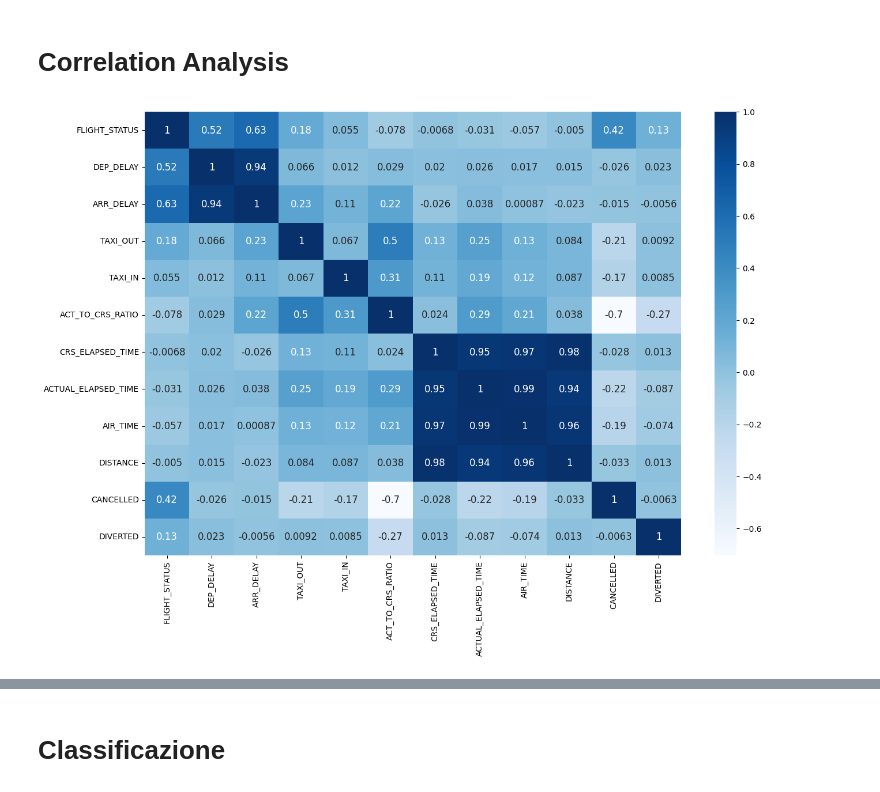
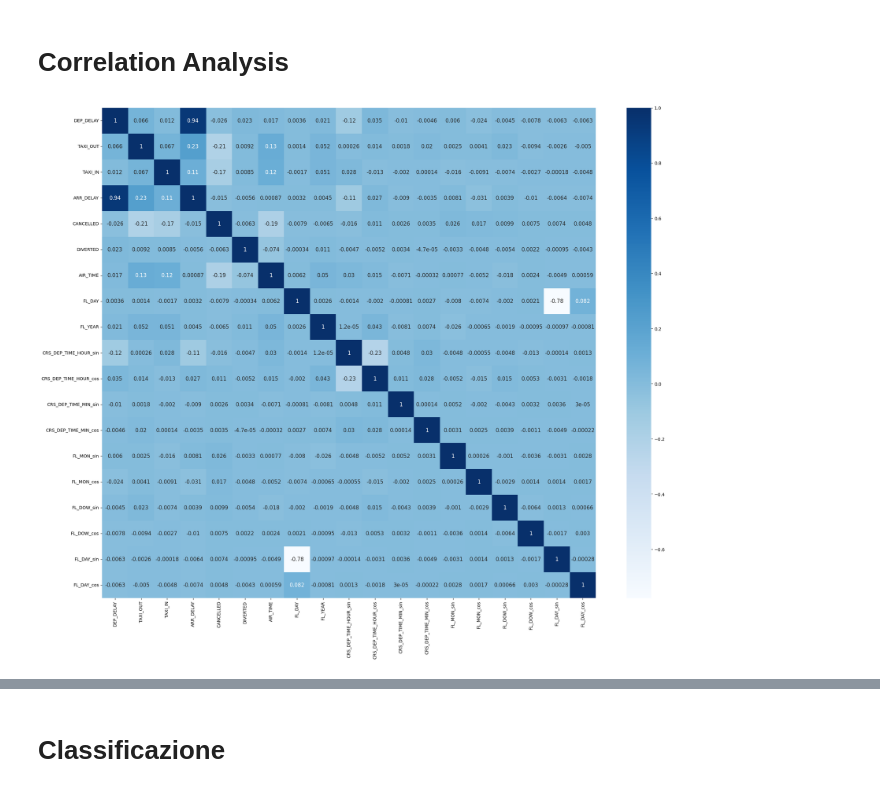
Before and after one commit to Walter-Di-Sabatino/Time-Series-Data-Science-Project, a Jupyter notebook: multiclass_classification.ipynb, the cells around one changed output, grey strips where cells are left out. Saved outputs shown, nothing was run; the diff lists cells and outputs as text; code cells hidden in the pictures.

```diff
--- a/multiclass_classification.ipynb
+++ b/multiclass_classification.ipynb
@@ -181,0 +217,37 @@ df[standard_features] = standard_scaler.fit_transform(df[standard_features])
+# %%
+drop_features = [
+    'DEP_TIME', 'WHEELS_OFF', 'WHEELS_ON', 'CRS_ARR_TIME', 'ARR_TIME',
+    'CRS_ELAPSED_TIME', 'ACTUAL_ELAPSED_TIME', 'DISTANCE', 'ACT_TO_CRS_RATIO',
+    'CRS_DEP_TIME'
+]
+
+df = df.drop(columns=drop_features, errors='ignore')
+# %%
+# Variabili temporali da trasformare (ciclo orario)
+time_features = [
+    'CRS_DEP_TIME_HOUR', 'CRS_DEP_TIME_MIN', 'CRS_ARR_TIME_MIN',
+    'FL_MON', 'FL_DOW'
+]
+
+# Mappatura delle variabili temporali e dei loro massimi
+feature_map = {
+    'CRS_DEP_TIME_HOUR': 24, 'CRS_DEP_TIME_MIN': 60, 'CRS_ARR_TIME_MIN': 60,
+    'FL_MON': 12, 'FL_DOW': 7
+}
+
+# Trasformazioni cicliche per le variabili temporali
+for feature, max_val in feature_map.items():
+    if feature in df.columns:
+        df = encode_cyclic_features(df, feature, max_val)
+
+# Applicare l'encoding ciclico specifico per FL_DAY
+df = encode_cyclic_day_features(df)
+
+# Creare il MinMaxScaler per FL_YEAR
+scaler = MinMaxScaler()
+
+# Applicare la normalizzazione e mantenere il formato DataFrame
+df[['FL_YEAR']] = scaler.fit_transform(df[['FL_YEAR']])
+
+# Rimozione delle colonne temporali originali (opzionale)
+df = df.drop(columns=time_features, errors='ignore')
@@ -201,8 +281,10 @@ df.head()
+# %%
+subset_cols = df.select_dtypes(include=['int', 'float']).columns
+subset_cols = [col for col in subset_cols if col != 'FLIGHT_STATUS']
 # %%
-subset_cols = ['FLIGHT_STATUS', 'DEP_DELAY', 'ARR_DELAY', 'TAXI_OUT', 'TAXI_IN', 'ACT_TO_CRS_RATIO','CRS_ELAPSED_TIME', 'ACTUAL_ELAPSED_TIME', 'AIR_TIME', 'DISTANCE', 'CANCELLED', 'DIVERTED']
-
 # Visualizza la heatmap per il sottoinsieme di colonne selezionato
-plt.figure(figsize=(15, 10))
+plt.figure(figsize=(25, 20))
 ax = sns.heatmap(df[subset_cols].corr(), cmap="Blues", annot=True, annot_kws={"size": 12})
+plt.show()
 # %% [output]
-[figure, old version]
+[figure, new version]
```
Also changed, not shown: parts of 20 cells of this notebook, 2 other files.
